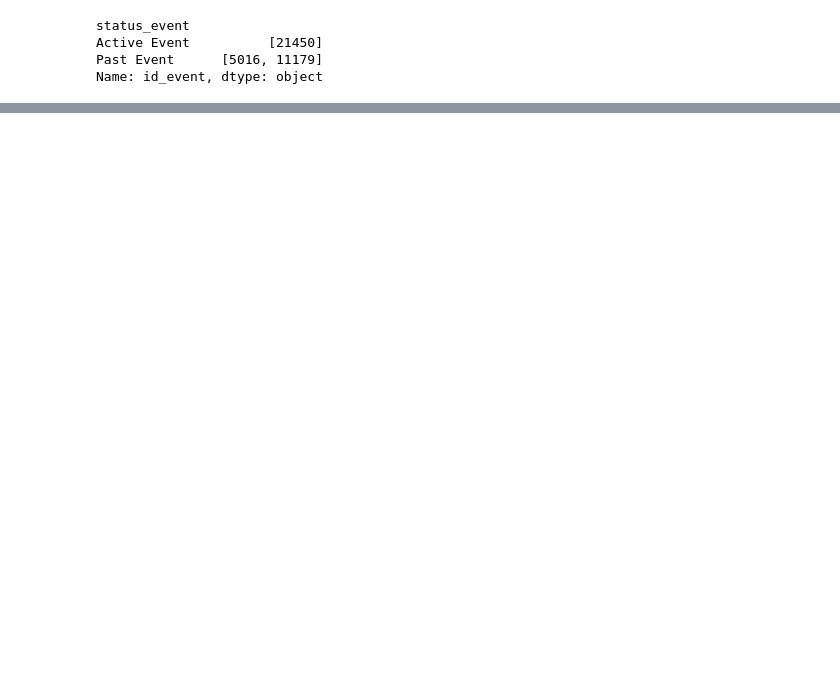
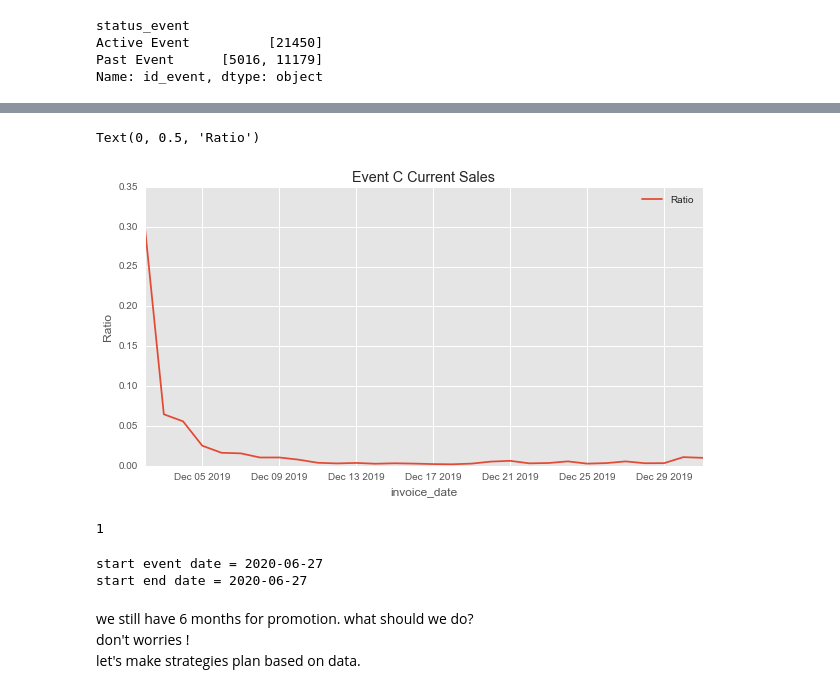
Before and after one commit to durrotun-nuzula/Tech-a-Break-Hands-On, a Jupyter notebook: Tech a Break Hands On.ipynb, the cells around one changed output, grey strips where cells are left out. Drawn from its saved outputs; the diff is of its cells as text; code cells hidden in the pictures; blank space fills up the shorter version.

```diff
--- a/Tech a Break Hands On.ipynb
+++ b/Tech a Break Hands On.ipynb
@@ -81,0 +76,25 @@ Text(0, 0.5, 'Ratio')
+# %%
+event_C['invoice_date'] = pd.to_datetime(event_C['invoice_date']).dt.date
+event_C['event_start_date'] = pd.to_datetime(event_C['event_start_date']).dt.date
+event_C['event_end_date'] = pd.to_datetime(event_C['event_end_date']).dt.date
+# %%
+# let's take a look at the sales
+event_C.plot.line('invoice_date', 'Ratio', figsize=(10,5), title='Event C Current Sales' )
+plt.ylabel('Ratio')
+# %% [output]
+Text(0, 0.5, 'Ratio')
+[figure, added]
+# %%
+event_C.event_end_date.nunique()
+# %% [output]
+1
+# %%
+print('start event date =', event_C.event_start_date[0])
+print('start end date =', event_C.event_end_date[0])
+# %% [output]
+start event date = 2020-06-27
+start end date = 2020-06-27
+# %% [markdown]
+we still have 6 months for promotion. what should we do? <br>
+don't worries ! <br>
+let's make strategies plan based on data.
```
Also changed, not shown: parts of 17 cells of this notebook, 1 other file.
